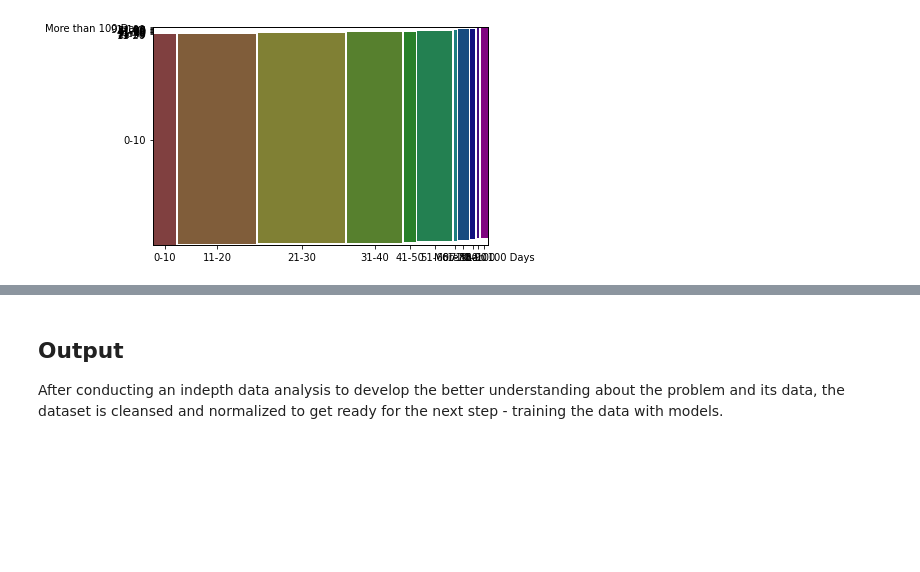
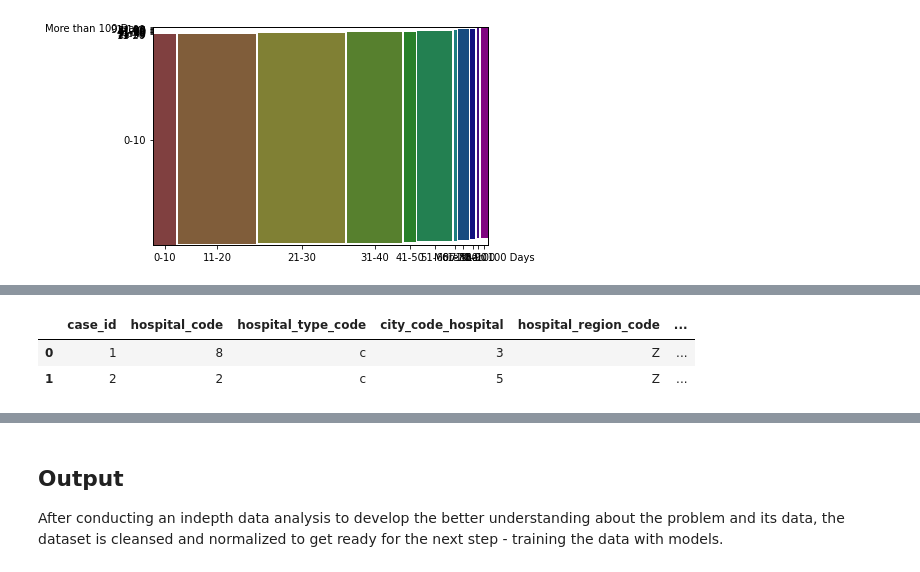
Before and after one commit to Abivu/multiclass_ML_project, a Jupyter notebook: dataset.ipynb, the cells around one changed output, grey strips where cells are left out. Saved outputs shown, nothing was run; the diff lists cells and outputs as text; code cells hidden in the pictures; blank space fills up the shorter version.

```diff
--- a/dataset.ipynb
+++ b/dataset.ipynb
@@ -374,0 +362,6 @@ plt.plot()
+# %%
+# Handle Null values in 2 attributes Bed grade and city_code_patient
+
+imputer = SimpleImputer(missing_values=np.nan, strategy="mean")
+imputer = imputer.fit(df[["bed_grade", "city_code_patient"]])
+df[["bed_grade", "city_code_patient"]] = imputer.transform(df[["bed_grade", "city_code_patient"]])
@@ -374,0 +404,26 @@ plt.plot()
+# %%
+# import sklearn modules for datapreprocess
+from sklearn.preprocessing import LabelEncoder
+from sklearn.preprocessing import OneHotEncoder, StandardScaler
+from sklearn.decomposition import FactorAnalysis
+
+# Create a new dataframe for preprocessing
+df_prep = df.copy()
+
+# Create a LabelEncoder object
+le = LabelEncoder()
+
+# Obtain data with
+
+# Declare 2 ordinal features
+ordinal_features = ["bed_grade", "severity_of_illness"]
+
+# label encode the 2 features
+for feature in ordinal_features:
+    df_prep[feature] = le.fit_transform(df_prep[feature])
+
+df_prep.head(2)
+# %% [output]
+|  | case_id | hospital_code | hospital_type_code | city_code_hospital | hospital_region_code | ... |
+| 0 | 1 | 8 | c | 3 | Z | ... |
+| 1 | 2 | 2 | c | 5 | Z | ... |
```
Also changed, not shown: parts of 18 cells of this notebook.
